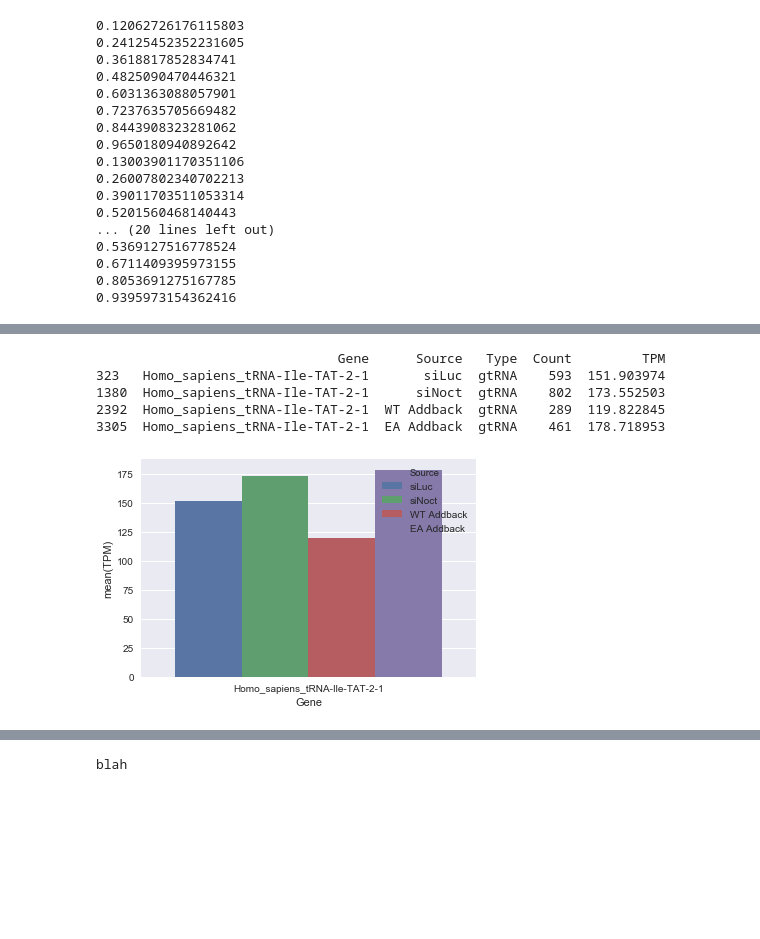
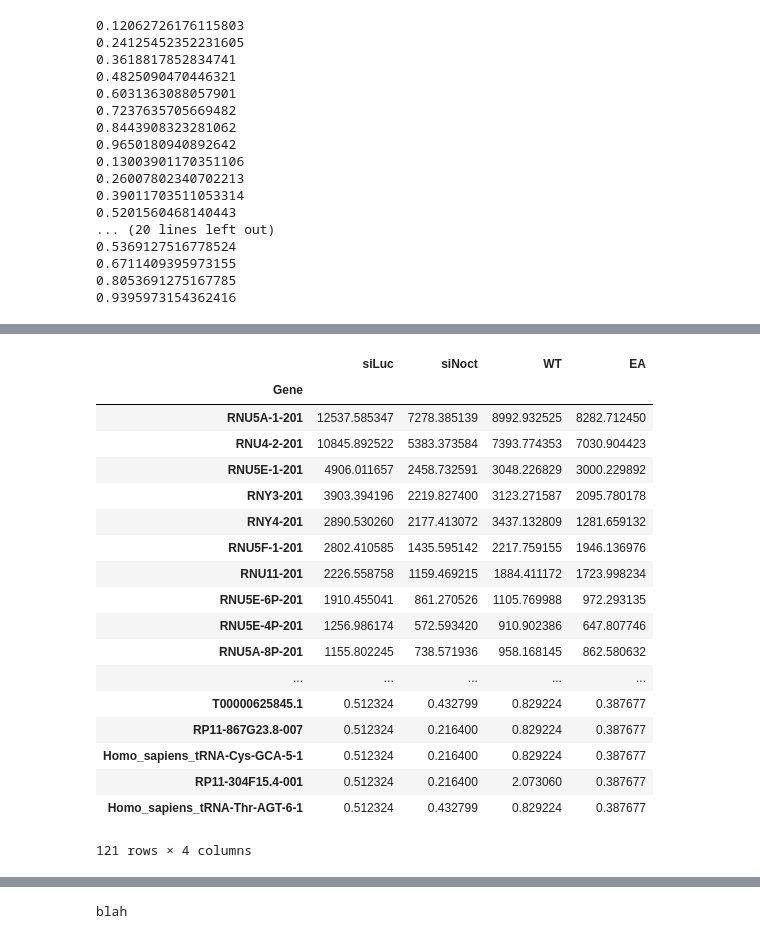
Before and after one commit to TimNicholsonShaw/AnOThER-Seq, a Jupyter notebook: notebooks/nocturnin.ipynb, the cells around one changed output, grey strips where cells are left out. Drawn from its saved outputs; the diff is of its cells as text; code cells hidden in the pictures; blank space fills up the shorter version.

```diff
--- a/notebooks/nocturnin.ipynb
+++ b/notebooks/nocturnin.ipynb
@@ -288,14 +269,22 @@ dec_cans
-# %%
-# Plot TPM
-def plotTPM(df,transcriptList):
-    df = df[df['Gene'].isin(transcriptList)]
-    sns.barplot(y='TPM',x='Gene', data=df, hue='Source')
-    print(df)
-plotTPM(TPM, ["Homo_sapiens_tRNA-Ile-TAT-2-1"])
-# %% [output]
-                               Gene      Source   Type  Count         TPM
-323   Homo_sapiens_tRNA-Ile-TAT-2-1       siLuc  gtRNA    593  151.903974
-1380  Homo_sapiens_tRNA-Ile-TAT-2-1      siNoct  gtRNA    802  173.552503
-2392  Homo_sapiens_tRNA-Ile-TAT-2-1  WT Addback  gtRNA    289  119.822845
-3305  Homo_sapiens_tRNA-Ile-TAT-2-1  EA Addback  gtRNA    461  178.718953
-[figure, removed]
+# %%
+mat_cans
+# %% [output]
+|  | siLuc | siNoct | WT | EA |
+| Gene |  |  |  |  |
+| RNU5A-1-201 | 12537.585347 | 7278.385139 | 8992.932525 | 8282.712450 |
+| RNU4-2-201 | 10845.892522 | 5383.373584 | 7393.774353 | 7030.904423 |
+| RNU5E-1-201 | 4906.011657 | 2458.732591 | 3048.226829 | 3000.229892 |
+| RNY3-201 | 3903.394196 | 2219.827400 | 3123.271587 | 2095.780178 |
+| RNY4-201 | 2890.530260 | 2177.413072 | 3437.132809 | 1281.659132 |
+| RNU5F-1-201 | 2802.410585 | 1435.595142 | 2217.759155 | 1946.136976 |
+| RNU11-201 | 2226.558758 | 1159.469215 | 1884.411172 | 1723.998234 |
+| RNU5E-6P-201 | 1910.455041 | 861.270526 | 1105.769988 | 972.293135 |
+| RNU5E-4P-201 | 1256.986174 | 572.593420 | 910.902386 | 647.807746 |
+| RNU5A-8P-201 | 1155.802245 | 738.571936 | 958.168145 | 862.580632 |
+| ... | ... | ... | ... | ... |
+| T00000625845.1 | 0.512324 | 0.432799 | 0.829224 | 0.387677 |
+| RP11-867G23.8-007 | 0.512324 | 0.216400 | 0.829224 | 0.387677 |
+| Homo_sapiens_tRNA-Cys-GCA-5-1 | 0.512324 | 0.216400 | 0.829224 | 0.387677 |
+| RP11-304F15.4-001 | 0.512324 | 0.216400 | 2.073060 | 0.387677 |
+| Homo_sapiens_tRNA-Thr-AGT-6-1 | 0.512324 | 0.432799 | 0.829224 | 0.387677 |
+121 rows × 4 columns
```
Also changed, not shown: parts of 3 cells of this notebook.
